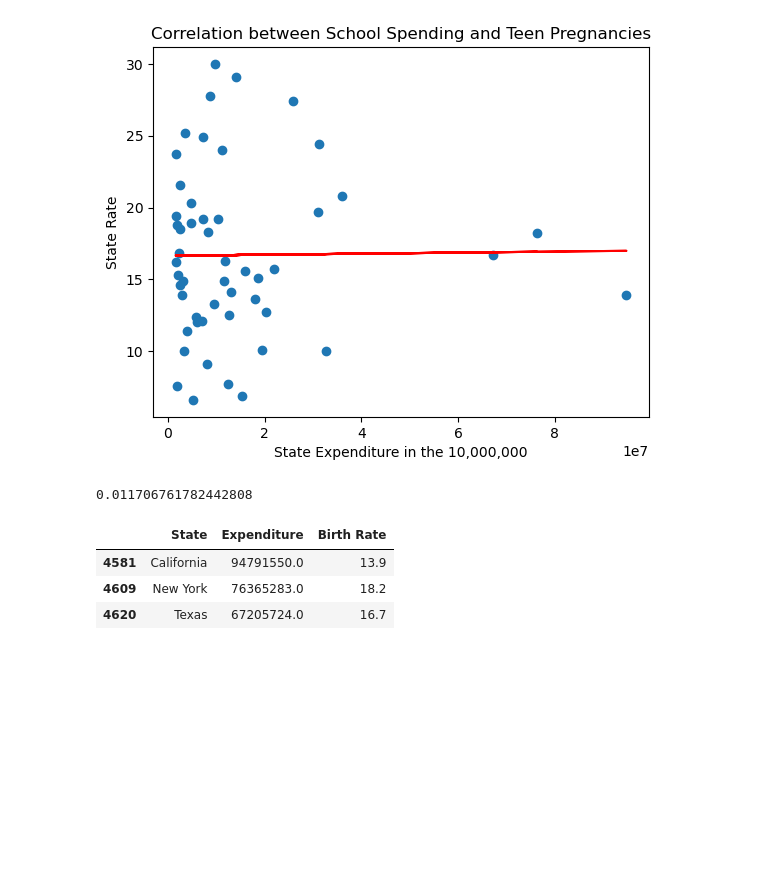
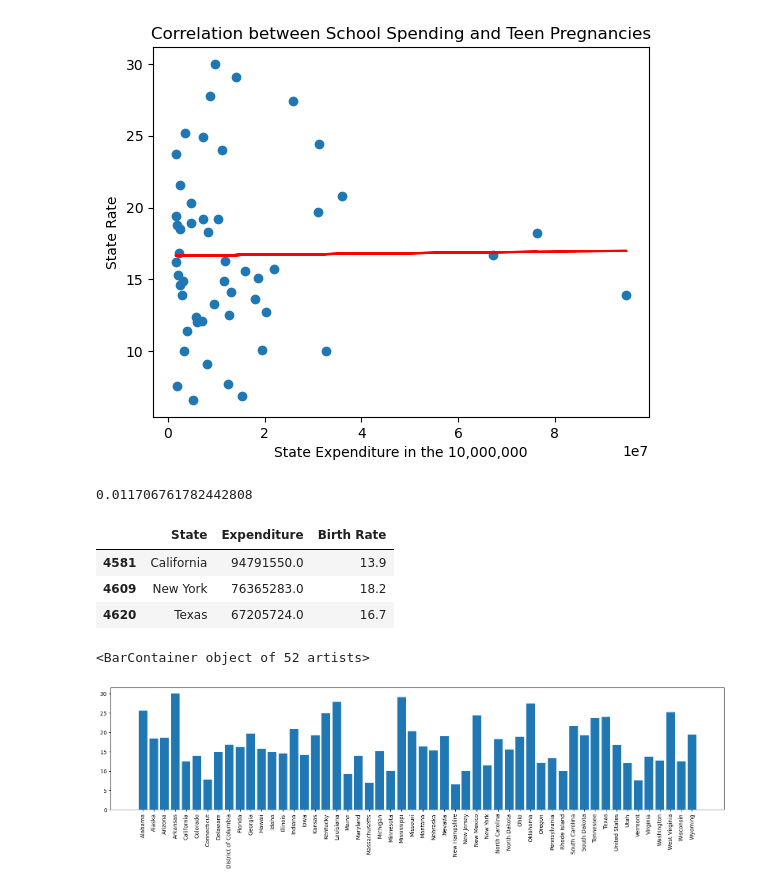
Before and after one commit to JoseGm56/Project-1, a Jupyter notebook: Data.ipynb, the cells around one changed output. Saved outputs shown, nothing was run; the diff lists cells and outputs as text; code cells hidden in the pictures; blank space fills up the shorter version.

```diff
--- a/Data.ipynb
+++ b/Data.ipynb
@@ -96,3 +101,15 @@ state_coer[state_coer["Expenditure"] > 60000000]
 | 4581 | California | 94791550.0 | 13.9 |
 | 4609 | New York | 76365283.0 | 18.2 |
 | 4620 | Texas | 67205724.0 | 16.7 |
+# %%
+# Create the bar graph for 52 states wit regard to pregancy rates:
+# Isolate Age Group (15-19), and birthrates(%):
+birthrate = teen_pregnancies_data[teen_pregnancies_data["Age Group (Years)"] == "15-19 years"]["State Rate"]
+state = teen_pregnancies_data["State"].unique()
+# Plot the data:
+plt.figure(figsize=(20,4))
+plt.xticks(rotation=90)
+plt.bar(state, birthrate)
+# %% [output]
+<BarContainer object of 52 artists>
+[figure, added]
```
Also changed, not shown: parts of 14 cells of this notebook.
